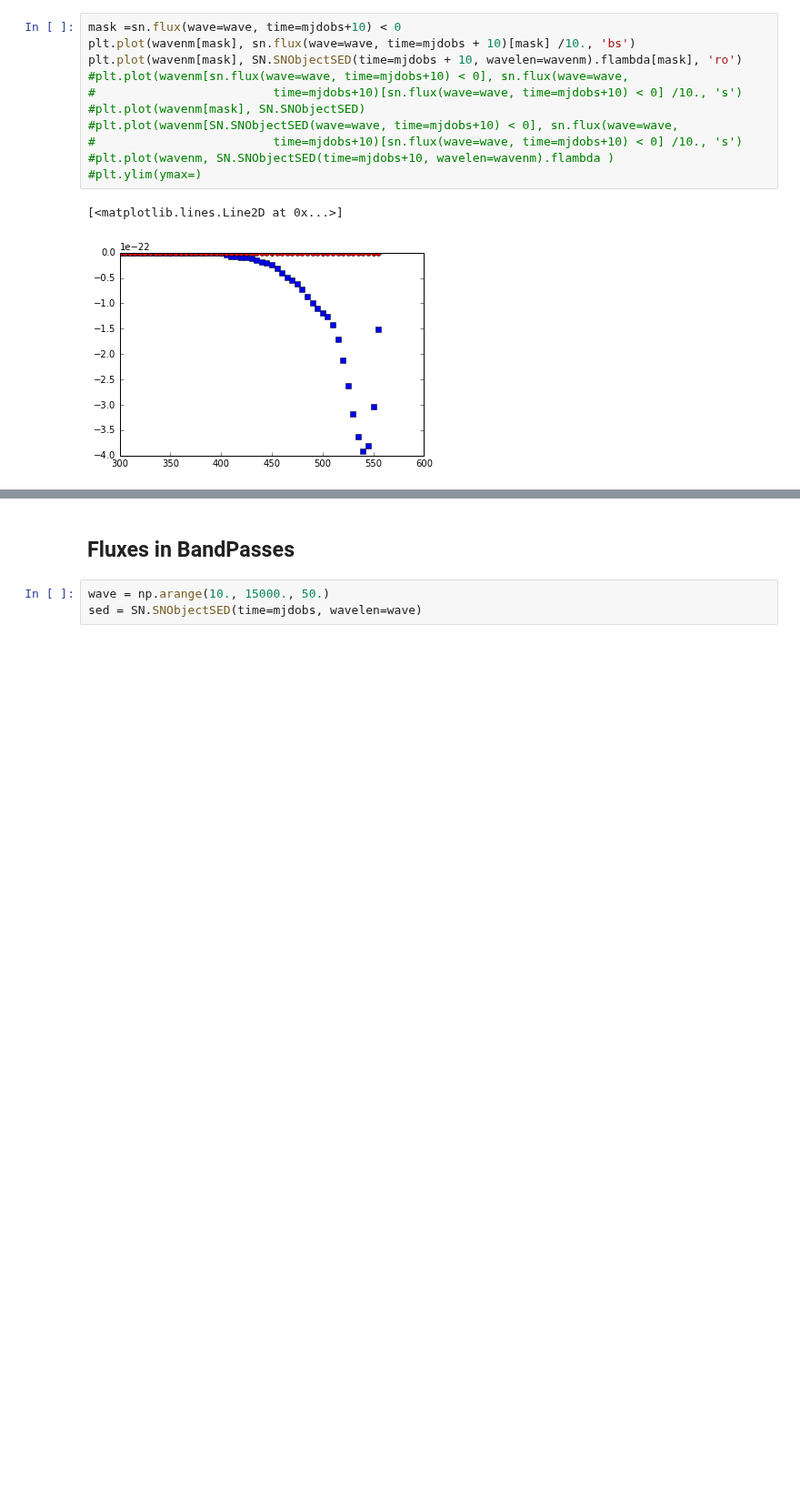
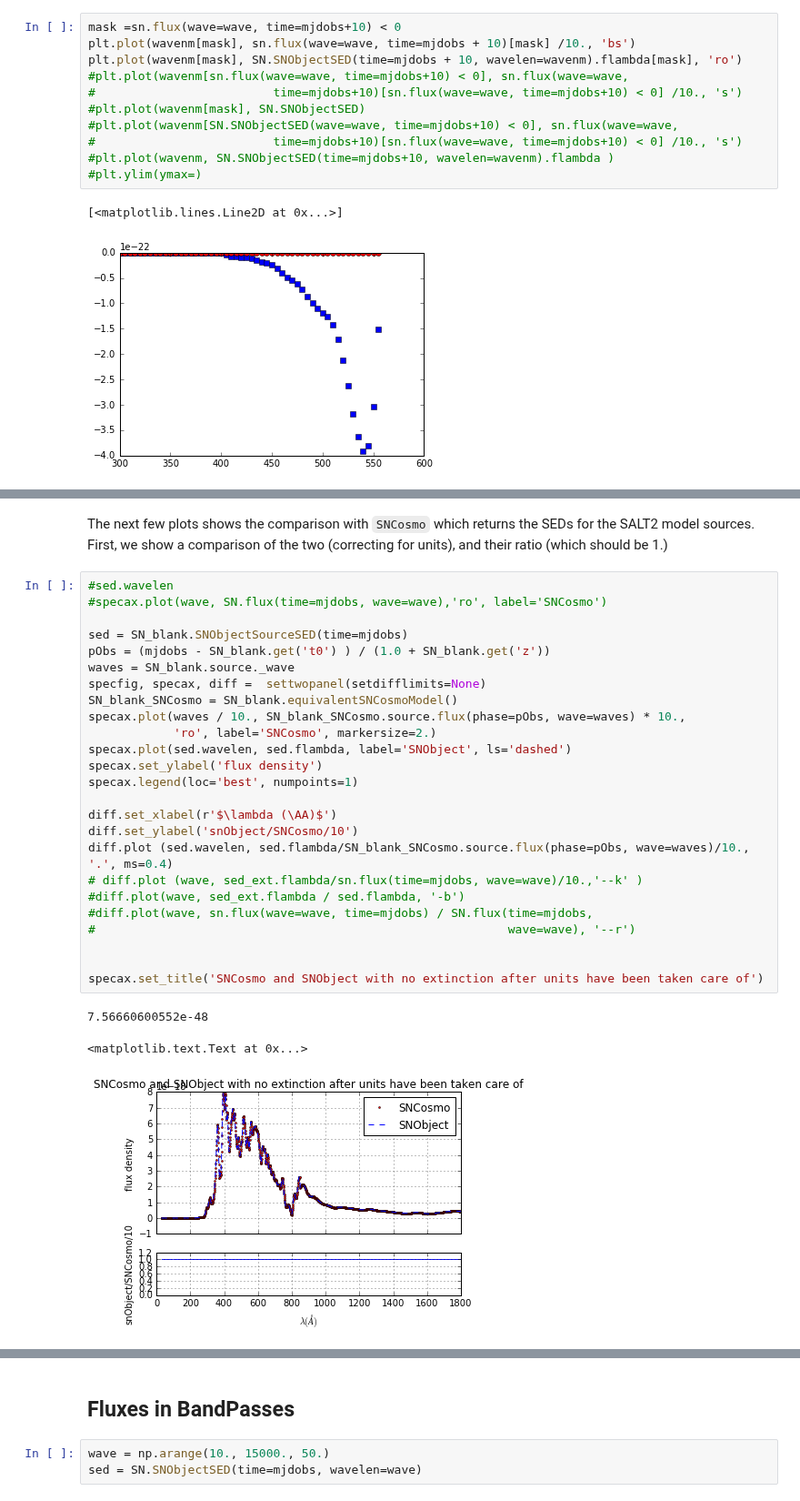
Before and after one commit to lsst-sims/legacy_sims_catUtils, a Jupyter notebook: examples/SNObject_example.ipynb, the cells around one changed output, grey strips where cells are left out. Shown at 91% size. Saved outputs shown, nothing was run; the diff lists cells and outputs as text; blank space fills up the shorter version.

Commit message:
Commited example notebook with sourcSED - Added discussion to explain the notebook - Added examples demonstrating the use of `SNObjectSourceSED` 	modified:   ./examples/SNObject_example.ipynb

```diff
--- a/examples/SNObject_example.ipynb
+++ b/examples/SNObject_example.ipynb
@@ -308,0 +334,31 @@ plt.plot(wavenm[mask], SN.SNObjectSED(time=mjdobs + 10, wavelen=wavenm).flambda[
+# %% [markdown]
+The next few plots shows the comparison with `SNCosmo` which returns the SEDs for the SALT2 model sources. First, we show a comparison of the two (correcting for units), and their ratio (which should be 1.)
+# %%
+#sed.wavelen
+#specax.plot(wave, SN.flux(time=mjdobs, wave=wave),'ro', label='SNCosmo')
+
+sed = SN_blank.SNObjectSourceSED(time=mjdobs)
+pObs = (mjdobs - SN_blank.get('t0') ) / (1.0 + SN_blank.get('z'))
+waves = SN_blank.source._wave
+specfig, specax, diff =  settwopanel(setdifflimits=None)
+SN_blank_SNCosmo = SN_blank.equivalentSNCosmoModel()
+specax.plot(waves / 10., SN_blank_SNCosmo.source.flux(phase=pObs, wave=waves) * 10.,
+            'ro', label='SNCosmo', markersize=2.)
+specax.plot(sed.wavelen, sed.flambda, label='SNObject', ls='dashed')
+specax.set_ylabel('flux density')
+specax.legend(loc='best', numpoints=1)
+
+diff.set_xlabel(r'$\lambda (\AA)$')
+diff.set_ylabel('snObject/SNCosmo/10')
+diff.plot (sed.wavelen, sed.flambda/SN_blank_SNCosmo.source.flux(phase=pObs, wave=waves)/10., '.', ms=0.4)
+# diff.plot (wave, sed_ext.flambda/sn.flux(time=mjdobs, wave=wave)/10.,'--k' )
+#diff.plot(wave, sed_ext.flambda / sed.flambda, '-b')
+#diff.plot(wave, sn.flux(wave=wave, time=mjdobs) / SN.flux(time=mjdobs,
+#                                                          wave=wave), '--r')
+
+
+specax.set_title('SNCosmo and SNObject with no extinction after units have been taken care of')
+# %% [output]
+7.56660600552e-48
+<matplotlib.text.Text at 0x...>
+[figure, added]
```
Also changed, not shown: parts of 35 cells of this notebook.
